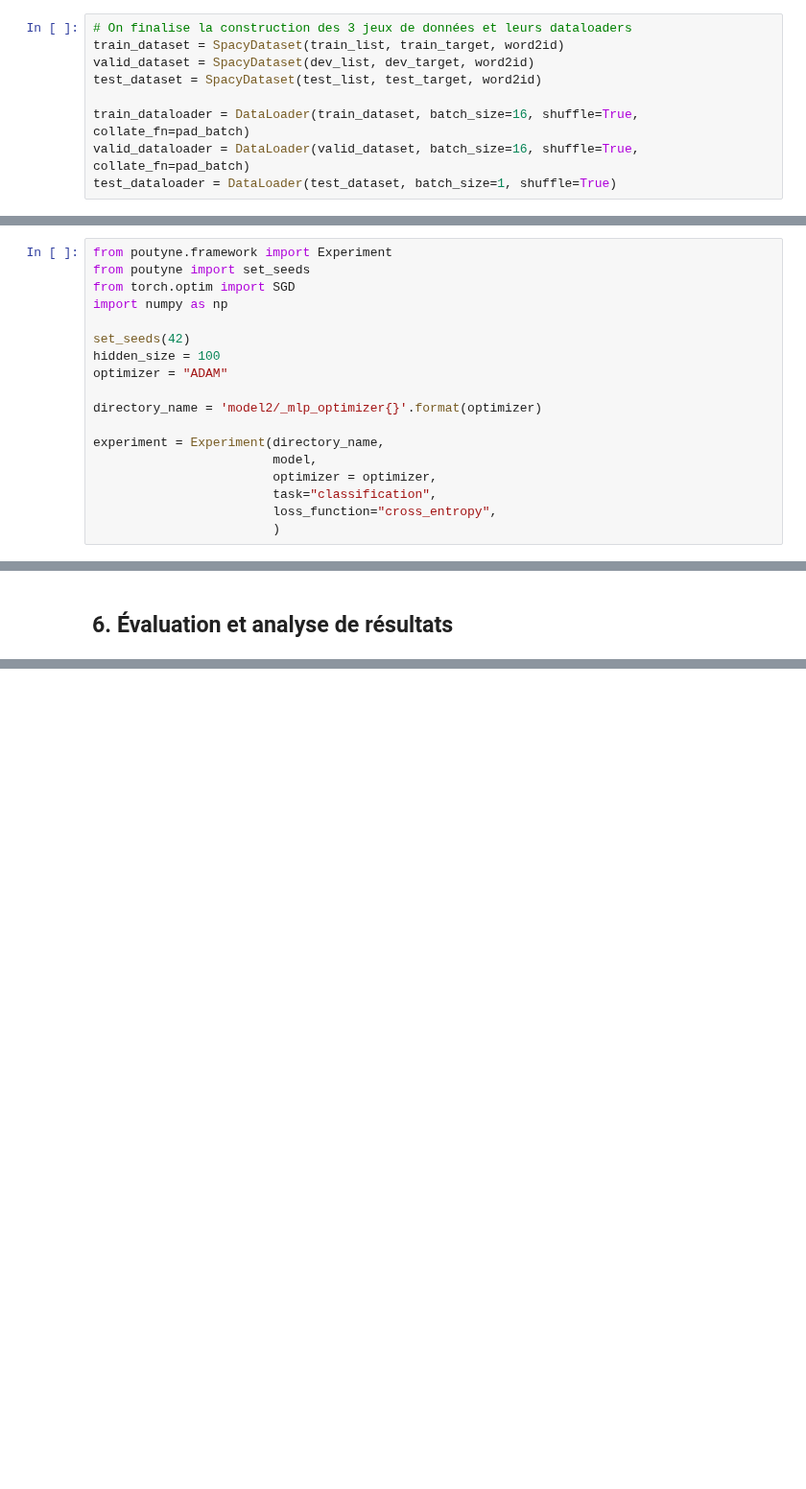
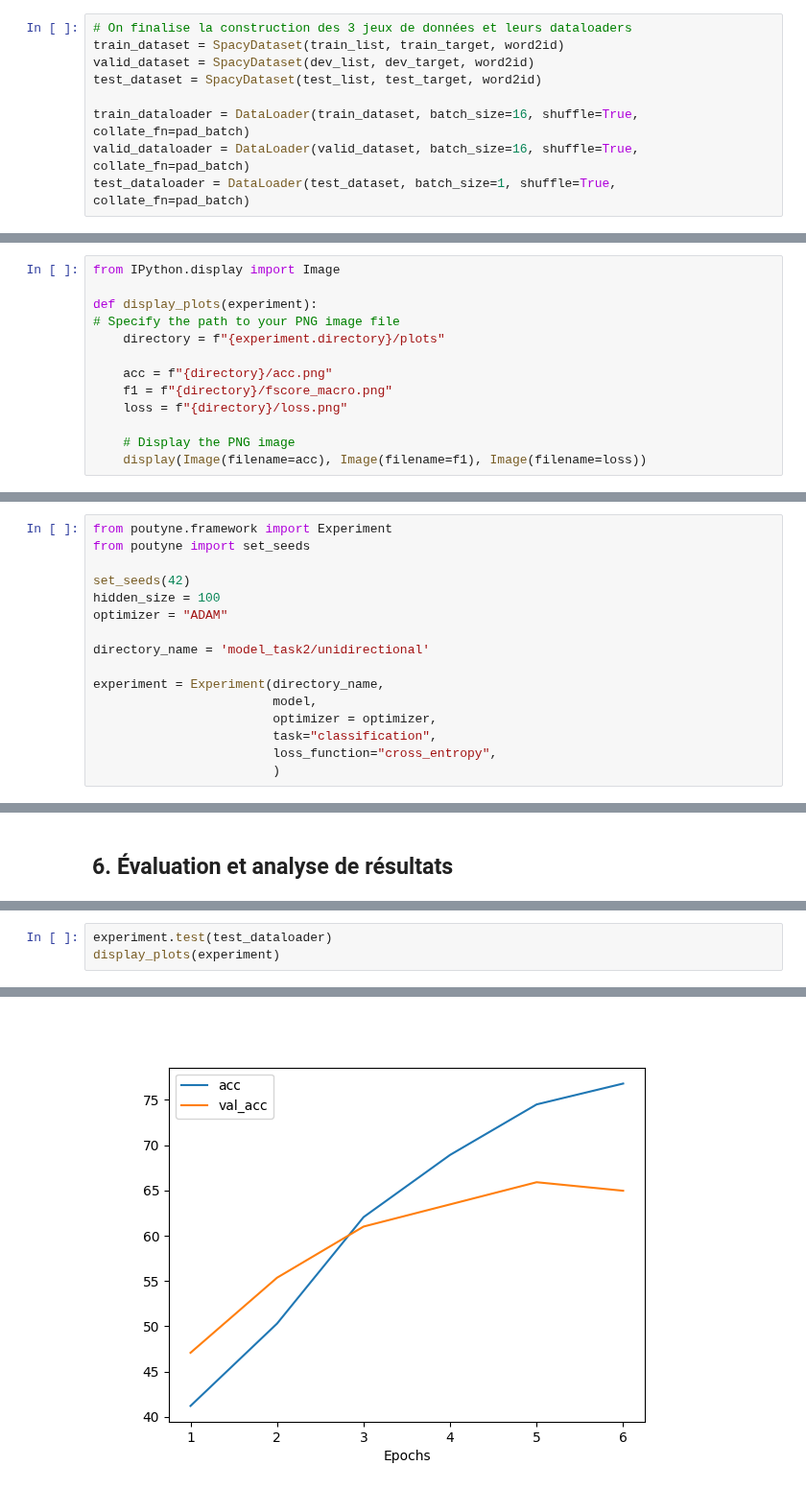
Before and after one commit to iyoussef1079/Travaux-pratiques-NLP, a Jupyter notebook: tp2_2023/tp2/rnn.ipynb, the cells around one changed output, grey strips where cells are left out. Shown at 96% size. Drawn from its saved outputs; the diff is of its cells as text; blank space fills up the shorter version.

Commit message:
update task 3

```diff
--- a/tp2_2023/tp2/rnn.ipynb
+++ b/tp2_2023/tp2/rnn.ipynb
@@ -156,6 +159,6 @@ test_dataset = SpacyDataset(test_list, test_target, word2id)
 
 train_dataloader = DataLoader(train_dataset, batch_size=16, shuffle=True, collate_fn=pad_batch)
 valid_dataloader = DataLoader(valid_dataset, batch_size=16, shuffle=True, collate_fn=pad_batch)
-test_dataloader = DataLoader(test_dataset, batch_size=1, shuffle=True)
+test_dataloader = DataLoader(test_dataset, batch_size=1, shuffle=True, collate_fn=pad_batch)
 # %%
 data = next(iter(train_dataloader))
@@ -234,5 +234,18 @@ bidirectional_model = LSTMClassifier(embedding_layer, hidden_size, nb_classes, b
 ## 4. Fonctions utilitaires
 
 Vous pouvez mettre ici toutes les fonctions qui seront utiles pour les sections suivantes.
+# %%
+from IPython.display import Image
+
+def display_plots(experiment):
+# Specify the path to your PNG image file
+    directory = f"{experiment.directory}/plots"
+
+    acc = f"{directory}/acc.png"
+    f1 = f"{directory}/fscore_macro.png"
+    loss = f"{directory}/loss.png"
+
+    # Display the PNG image
+    display(Image(filename=acc), Image(filename=f1), Image(filename=loss))
 # %% [markdown]
 ## 5. Entraînement de modèle(s)
@@ -239,14 +254,12 @@ Vous pouvez mettre ici toutes les fonctions qui seront utiles pour les sections
 # %%
 from poutyne.framework import Experiment
 from poutyne import set_seeds
-from torch.optim import SGD
-import numpy as np
 
 set_seeds(42)
 hidden_size = 100
 optimizer = "ADAM"
 
-directory_name = 'model2/_mlp_optimizer{}'.format(optimizer)
+directory_name = 'model_task2/unidirectional'
 
 experiment = Experiment(directory_name,
                         model,
@@ -295,0 +310,4 @@ Epoch:  1/50 Step:  34/155  21.94% |████▍               |ETA: 5m11.12s
+# %%
+experiment.test(test_dataloader)
+display_plots(experiment)
+# %% [output]
@@ -295,0 +319 @@ Epoch:  1/50 Step:  34/155  21.94% |████▍               |ETA: 5m11.12s
+[figure, added]
```
Also changed, not shown: parts of 26 cells of this notebook, 1 other file.
